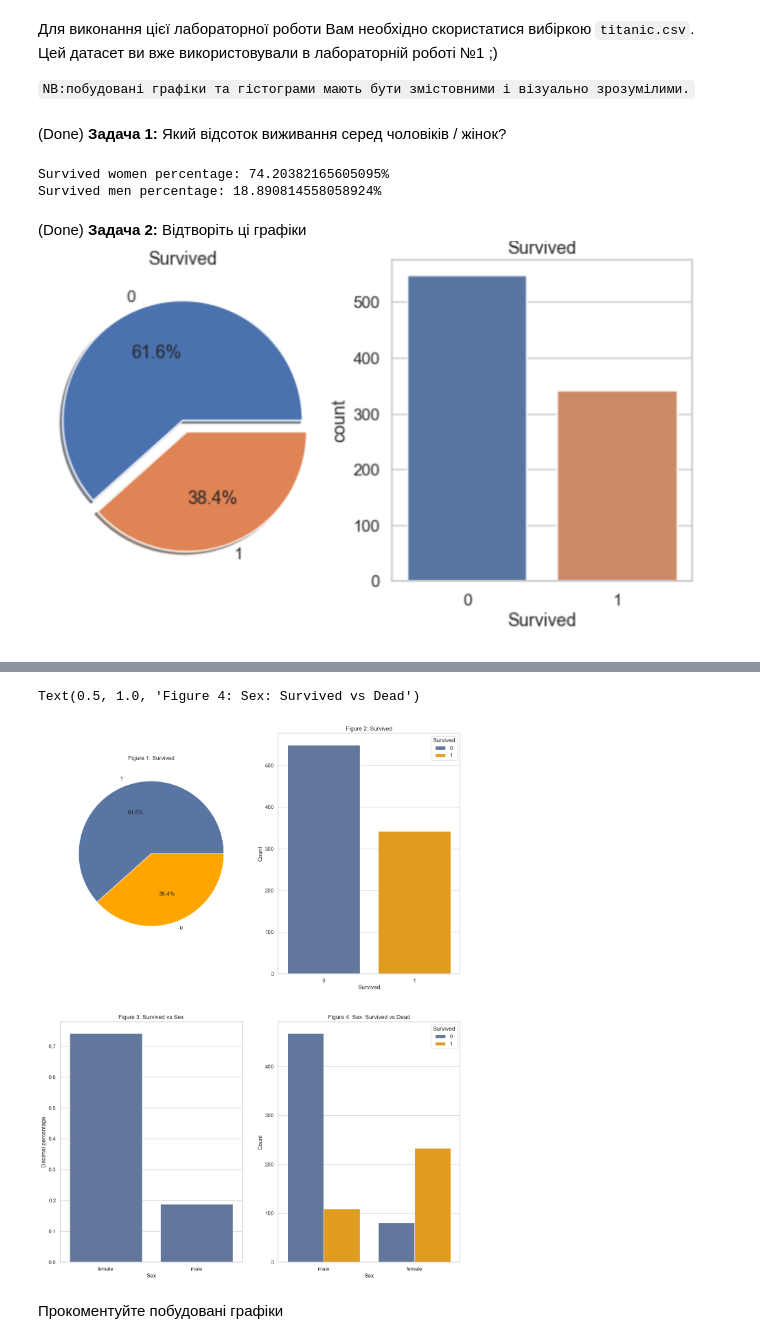
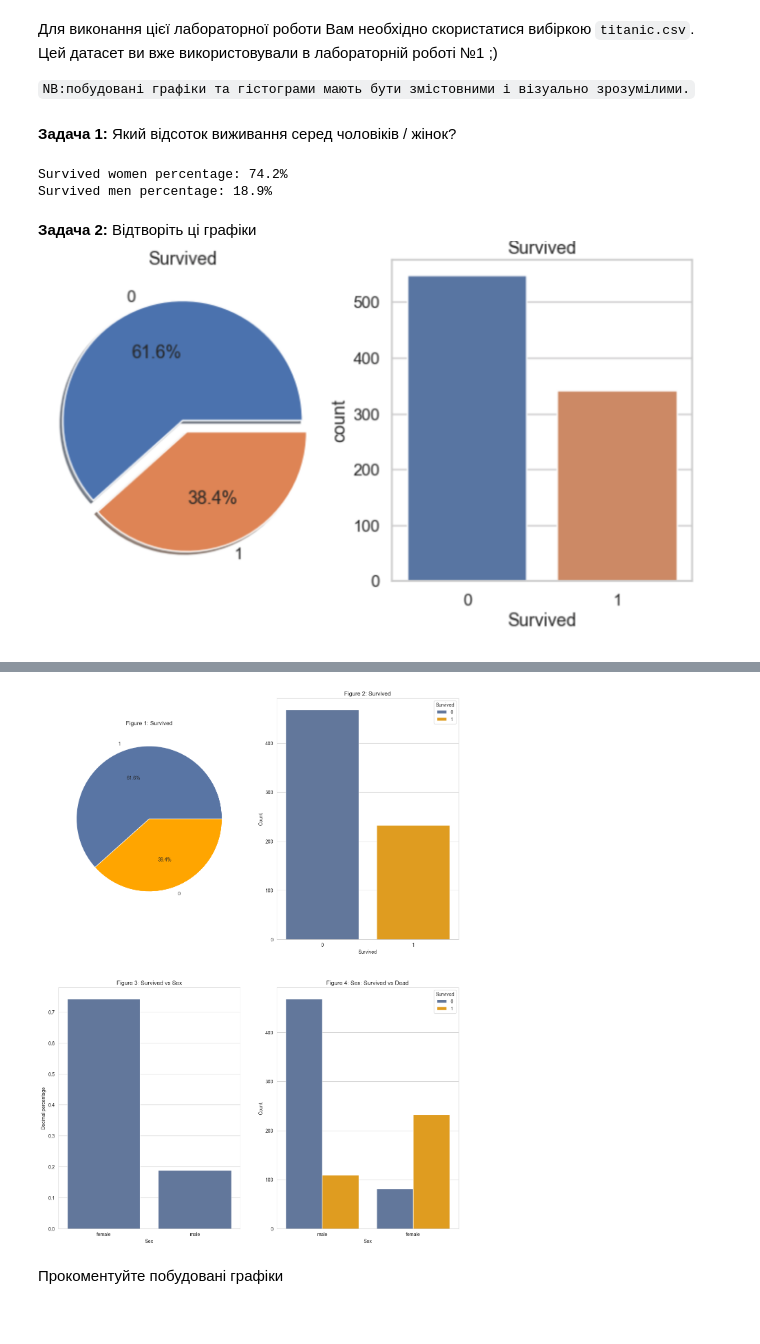
Before and after one commit to HumnytskaLiza/ai-labs, a Jupyter notebook: task2/task2_basic_ai_python_liza_humnytska.ipynb, the cells around one changed output, grey strips where cells are left out. Cells and saved outputs as stored; diff of their text form; code cells hidden in the pictures.

```diff
--- a/task2/task2_basic_ai_python_liza_humnytska.ipynb
+++ b/task2/task2_basic_ai_python_liza_humnytska.ipynb
@@ -22,71 +22,58 @@ import re
 
 dataset = pd.read_csv("./titanic.csv")
 # %% [markdown]
-(Done) **Задача 1:** Який відсоток виживання серед чоловіків / жінок?
+**Задача 1:** Який відсоток виживання серед чоловіків / жінок?
 # %%
-df_all_people = dataset[["Sex", "Survived"]]
+all_women = dataset.loc[dataset["Sex"] == "female", ["Survived"]]
+all_men = dataset.loc[dataset["Sex"] == "male", ["Survived"]]
 
-survived_women = df_all_people.value_counts()["female"][1]
-survived_men = df_all_people.value_counts()["male"][1]
+survived_women_percentage = (all_women.value_counts()[1] / len(all_women)) * 100
+survived_men_percentage = (all_men.value_counts()[1] / len(all_men)) * 100
 
-dead_women = df_all_people.value_counts()["female"][0]
-dead_men = df_all_people.value_counts()["male"][0]
-
-all_women = len(df_all_people[df_all_people['Sex'] == 'female'])
-all_men = len(df_all_people[df_all_people['Sex'] == 'male'])
-
-survived_women_percentage = (survived_women / all_women) * 100
-survived_men_percentage = (survived_men / all_men) * 100
-
-# display(df_all_people)
-
-print(f"Survived women percentage: {survived_women_percentage}%")
-print(f"Survived men percentage: {survived_men_percentage}%")
+print(f"Survived women percentage: {round(survived_women_percentage, 1)}%")
+print(f"Survived men percentage: {round(survived_men_percentage, 1)}%")
 # %% [output]
-Survived women percentage: 74.20382165605095%
-Survived men percentage: 18.890814558058924%
+Survived women percentage: 74.2%
+Survived men percentage: 18.9%
 # %% [markdown]
-(Done) **Задача 2:** Відтворіть ці графіки
+**Задача 2:** Відтворіть ці графіки
 ![image.png](embedded-picture-1)
 # %% [markdown]
 ![image.png](embedded-picture-1)
 # %%
-df_survived = dataset[["Survived"]]
-survavial_numbers = df_survived.value_counts()
+survavial_count = dataset[["Survived"]].value_counts()
+people_count = dataset[["Survived", "Sex"]].groupby("Sex").value_counts().sort_values(ascending=False)
 
-number_of_all_people = len(df_survived)
+all_women = dataset.loc[dataset["Sex"] == "female", ["Survived"]]
+all_men = dataset.loc[dataset["Sex"] == "male", ["Survived"]]
 
-survived_percentage = (survavial_numbers[0] / number_of_all_people) * 100
-died_percentage = (survavial_numbers[1] / number_of_all_people) * 100
+survived_percentage = (survavial_count[0] / len(survavial_count)) * 100
+died_percentage = (survavial_count[1] / len(survavial_count)) * 100
+
 
 df_survival_rate = pd.DataFrame({'Survived': [1, 0], 'Percentage': [survived_percentage, died_percentage]})
-df_survival_count = pd.DataFrame({'Count': [survavial_numbers[0], survavial_numbers[1]], 'Survived': [0, 1]})
-
-df_survived_vs_sex = pd.DataFrame({'Sex': ['female', 'male'], 'Decimal percentage': [(survived_women / all_women), (survived_men / all_men)]})
-df_survived_and_dead = pd.DataFrame({'Sex': ['male', 'female', 'male', 'female'], 'Survived': [1, 1, 0, 0], 'Count': [survived_men, survived_women, dead_men, dead_women]})
-
-# display(survavials)
-# display(df_survavial_count)
-# display(df_survived_vs_sex)
-# display(df_survived_and_dead)
+df_survival_count = pd.DataFrame({'Count': [people_count[0], people_count[1]], 'Survived': [0, 1]})
+df_survived_vs_sex = pd.DataFrame({'Sex': ['female', 'male'], 'Decimal percentage': [(all_women.value_counts()[1] / len(all_women)), (all_men.value_counts()[1] / len(all_men))]})
+df_survived_and_dead = pd.DataFrame({'Sex': people_count.index.get_level_values("Sex"), 'Survived': people_count.index.get_level_values("Survived"), 'Count': people_count.values})
 
 
 fig, ((ax1, ax2), (ax3, ax4)) = plt.subplots(2,2, figsize=(15, 20))
 
 ax1.pie(df_survival_rate['Percentage'], labels=df_survival_rate['Survived'], autopct='%1.1f%%', colors=['#5975A4', 'orange'])
 ax1.set_title("Figure 1: Survived")
 
 sns.barplot(data = df_survival_count, x = "Survived", y = "Count", ax=ax2, hue="Survived", palette=['#5975A4', 'orange'])
 ax2.set_title("Figure 2: Survived")
 
 sns.barplot(data = df_survived_vs_sex, x = "Sex", y = "Decimal percentage", ax=ax3, color='#5975A4')
 ax3.set_title("Figure 3: Survived vs Sex")
 
 sns.barplot(data = df_survived_and_dead, x = "Sex", y = "Count", hue="Survived", dodge=True, ax=ax4, palette=['#5975A4', 'orange'])
 ax4.set_title("Figure 4: Sex: Survived vs Dead")
+
+plt.show()
 # %% [output]
-Text(0.5, 1.0, 'Figure 4: Sex: Survived vs Dead')
-[figure, old version]
+[figure, new version]
 # %% [markdown]
 Прокоментуйте побудовані графіки
 # %% [markdown]
```
Also changed, not shown: parts of 21 cells of this notebook, 4 other files.
